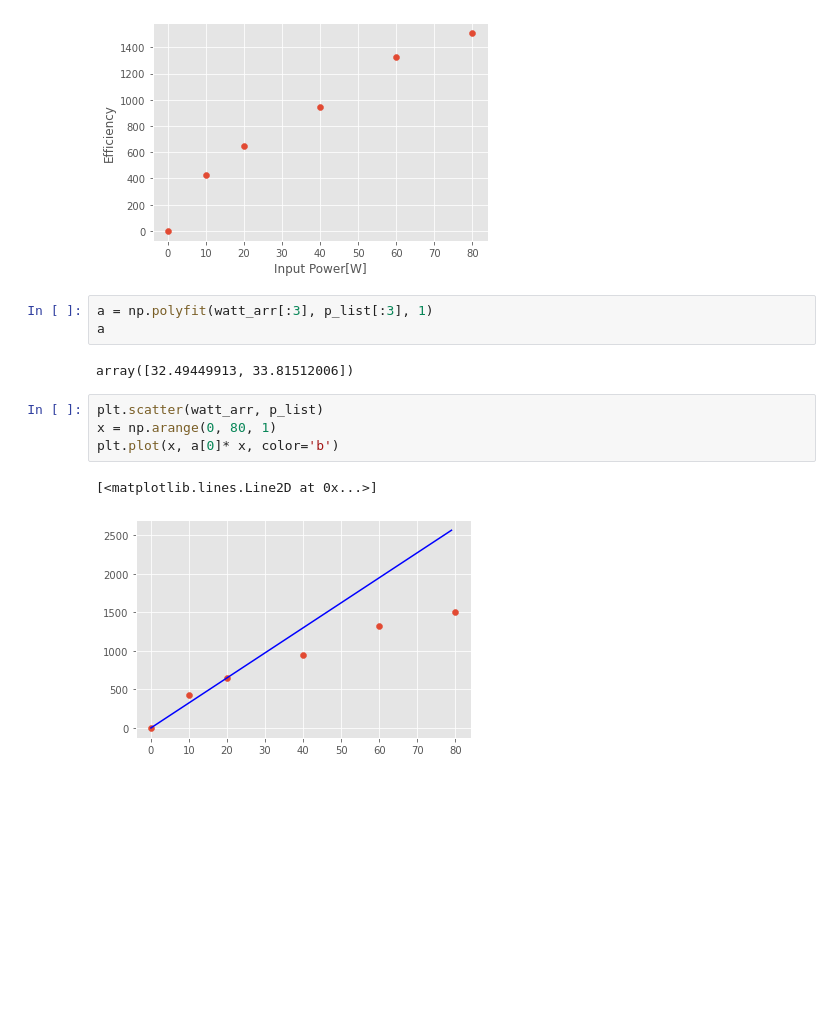
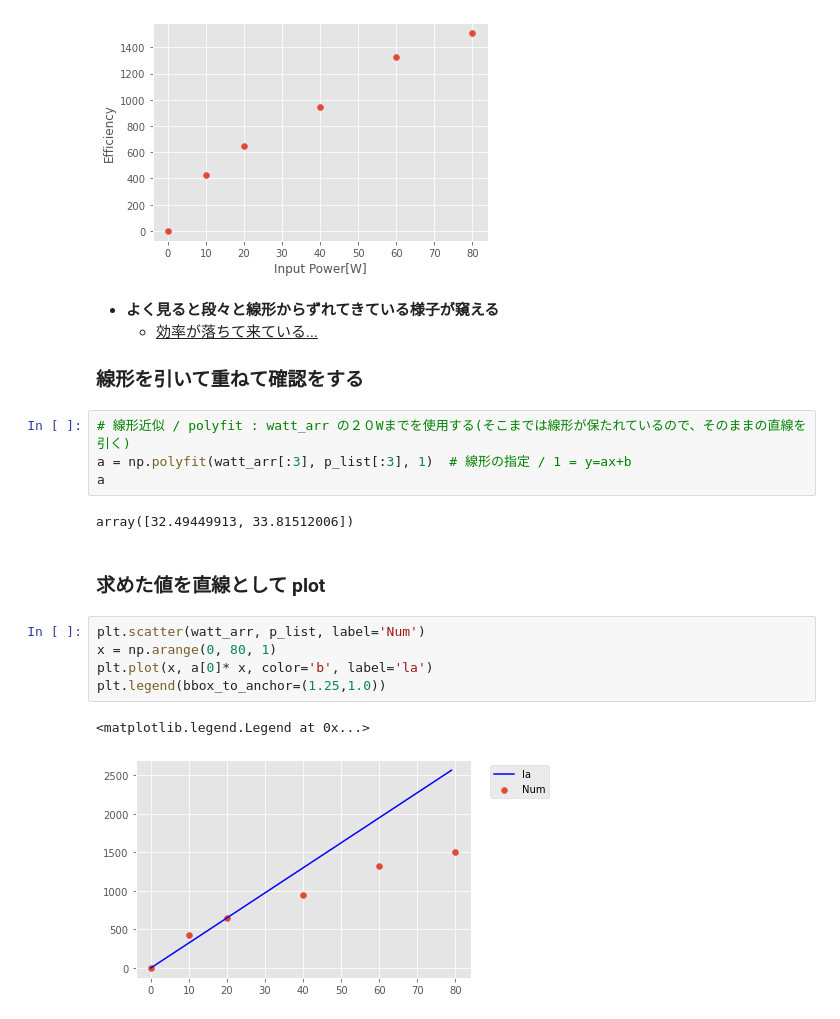
Before and after one commit to MoTo-LaBo/Machine-Learning-Basic, a Jupyter notebook: data analysis/01_linear_approximation.ipynb, the cells around one changed output. Drawn from its saved outputs; the diff is of its cells as text; blank space fills up the shorter version.

```diff
--- a/data analysis/01_regression_line.ipynb
+++ b/data analysis/01_linear_approximation.ipynb
@@ -121,16 +145,26 @@ plt.ylabel('Efficiency')
 # %% [output]
 Text(0, 0.5, 'Efficiency')
 [figure]
+# %% [markdown]
+- **よく見ると段々と線形からずれてきている様子が窺える**
+    - <u>効率が落ちて来ている...</u>
+
+
+### 線形を引いて重ねて確認をする
 # %%
-a = np.polyfit(watt_arr[:3], p_list[:3], 1)
+# 線形近似 / polyfit : watt_arr の２０Wまでを使用する(そこまでは線形が保たれているので、そのままの直線を引く)
+a = np.polyfit(watt_arr[:3], p_list[:3], 1)  # 線形の指定 / 1 = y=ax+b
 a
 # %% [output]
 array([32.49449913, 33.81512006])
+# %% [markdown]
+### 求めた値を直線として plot
 # %%
-plt.scatter(watt_arr, p_list)
+plt.scatter(watt_arr, p_list, label='Num')
 x = np.arange(0, 80, 1)
-plt.plot(x, a[0]* x, color='b')
+plt.plot(x, a[0]* x, color='b', label='la')
+plt.legend(bbox_to_anchor=(1.25,1.0))
 # %% [output]
-[<matplotlib.lines.Line2D at 0x...>]
+<matplotlib.legend.Legend at 0x...>
-[figure, old version]
+[figure, new version]
 # %% [markdown]
```
Also changed, not shown: parts of 9 cells of this notebook.
